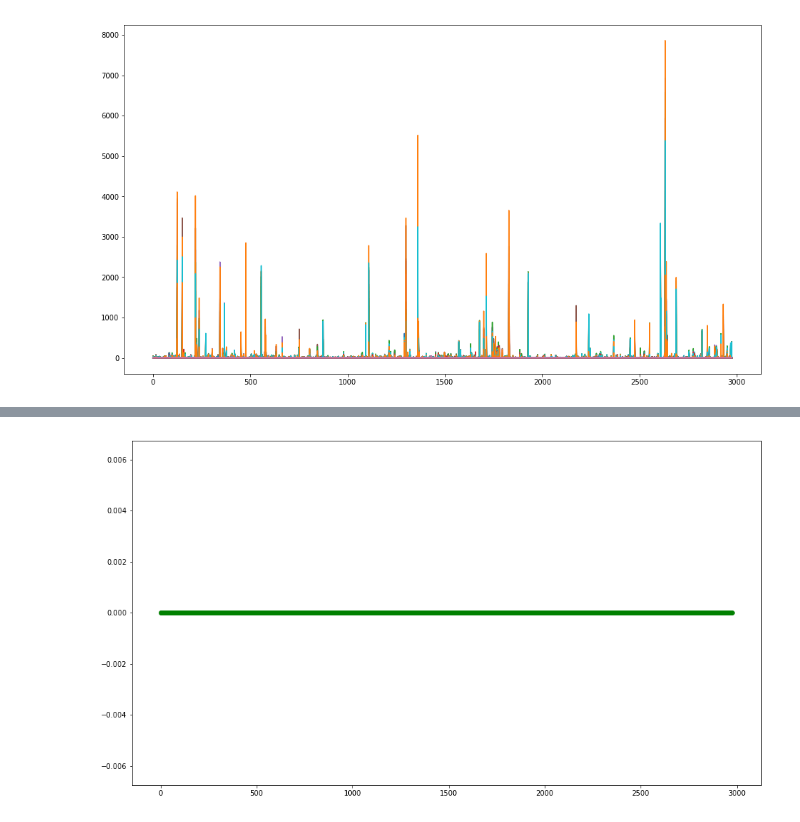
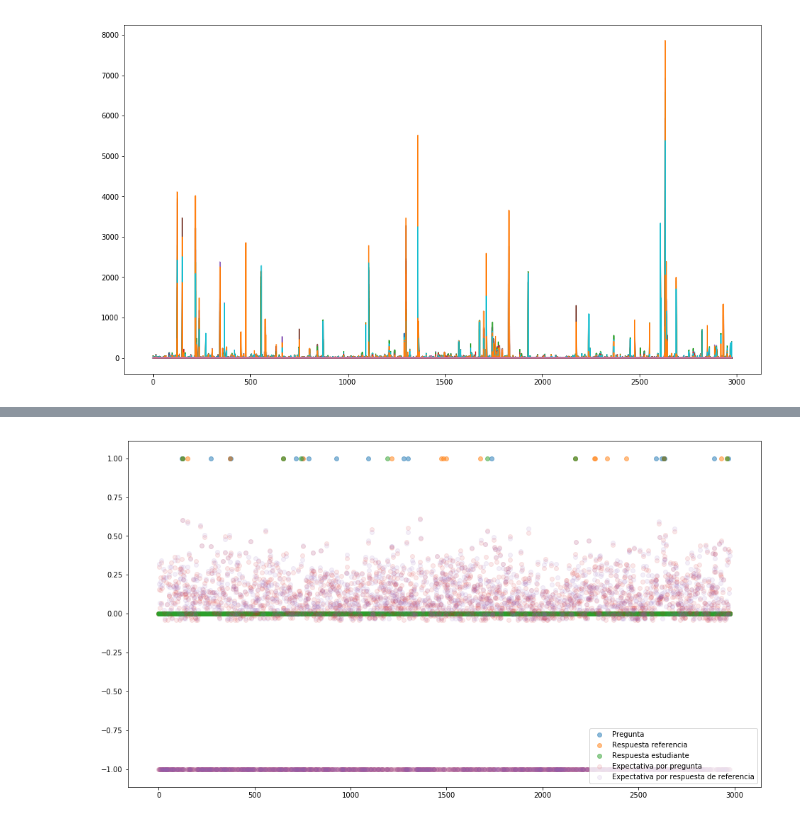
Before and after one commit to Yagwar/ASAG_Test, a Jupyter notebook: Expected probability distances.ipynb, the cells around one changed output, grey strips where cells are left out. Drawn from its saved outputs; the diff is of its cells as text; code cells hidden in the pictures.

```diff
--- a/Expected probability distances.ipynb
+++ b/Expected probability distances.ipynb
@@ -191,4 +209,6 @@ train_preg_ref_y_info=np.array(train_preg_ref_y_info)
 # %%
+train_refans_respescorr_X_info=train_refans_respescorr_X_info.astype("uint8", copy=False)
+train_refans_respescorr_y_info=train_refans_respescorr_y_info.astype("uint8", copy=False)
 train_preg_ref_X_info=train_preg_ref_X_info.astype("uint8", copy=False)
 train_preg_ref_y_info=train_preg_ref_y_info.astype("uint8", copy=False)
 # %%
@@ -231,5 +234,6 @@ array([[0, 0, 0, ..., 0, 0, 0],
 # %%
-y_emb_ocurrs=mat_ocurr(train_preg_ref_X_info, train_preg_ref_y_info)
+y_emb_ocurrs_preg_resp=mat_ocurr(train_preg_ref_X_info, train_preg_ref_y_info)
+y_emb_ocurrs_respans_respest=mat_ocurr(train_refans_respescorr_X_info, train_refans_respescorr_y_info)
 # %%
 colormap = cm.Set1.colors
 
@@ -253,5 +269,6 @@ output.close()
 # pkl_file.close()
 # %%
 calif=train_answers.st_ans_calif
-X_dat=txt_tfidf.transform(train_answers.question).toarray()
+X_dat_preg=txt_tfidf.transform(train_answers.question).toarray()
+X_dat_refans=txt_tfidf.transform(train_answers.ref_ans).toarray()
 y_dat=txt_tfidf.transform(train_answers.st_answ).toarray()
@@ -258,3 +287,7 @@ y_dat=txt_tfidf.transform(train_answers.st_answ).toarray()
 # %%
-sample=4647#np.random.randint(X_dat.shape[0])#X_dat_corr.shape[0])
-y_embd_3=preg_expect(X_dat[sample],y_emb_ocurrs)
+sample=np.random.randint(y_dat.shape[0])#X_dat_corr.shape[0])#4647
+
+y_embd_3_preg=preg_expect(X_dat_preg[sample],y_emb_ocurrs_preg_resp)
+y_embd_3_refans=preg_expect(X_dat_refans[sample],y_emb_ocurrs_respans_respest)
+print(sample)
+calif[sample]
@@ -261,15 +310,19 @@ y_embd_3=preg_expect(X_dat[sample],y_emb_ocurrs)
 # %%
 fig = plt.figure(figsize=(16,9))
 ax = fig.add_subplot(1, 1, 1)
 
 
-# ax.scatter(x=range(len(X_dat[sample])),
-#             y=(X_dat[sample]>0)*1, c="r", alpha=.3) #Pregunta
-ax.scatter(x=range(len(X_dat[sample])),
-            y=(y_dat[sample]>0)*1, c="g", alpha=.3) #respuesta
-# ax.scatter(x=range(len(X_dat[sample])),
-#             y=y_embd_3, c="b", alpha=.1) #Predicción
-
+ax.scatter(x=range(len(y_dat[sample])),
+            y=(X_dat_preg[sample]>0)*1, alpha=.5, label="Pregunta")
+ax.scatter(x=range(len(y_dat[sample])),
+            y=(X_dat_refans[sample]>0)*1,alpha=.5, label="Respuesta referencia")
+ax.scatter(x=range(len(y_dat[sample])),
+            y=(y_dat[sample]>0)*1,alpha=.5, label="Respuesta estudiante")
+ax.scatter(x=range(len(y_dat[sample])),
+            y=y_embd_3_preg, alpha=.1, label="Expectativa por pregunta")
+ax.scatter(x=range(len(y_dat[sample])),
+            y=y_embd_3_refans, alpha=.1, label="Expectativa por respuesta de referencia")
+plt.legend(loc='lower right')
 plt.show()
 # %% [output]
-[figure, old version]
+[figure, new version]
```
Also changed, not shown: parts of 24 cells of this notebook, 1 other file.
